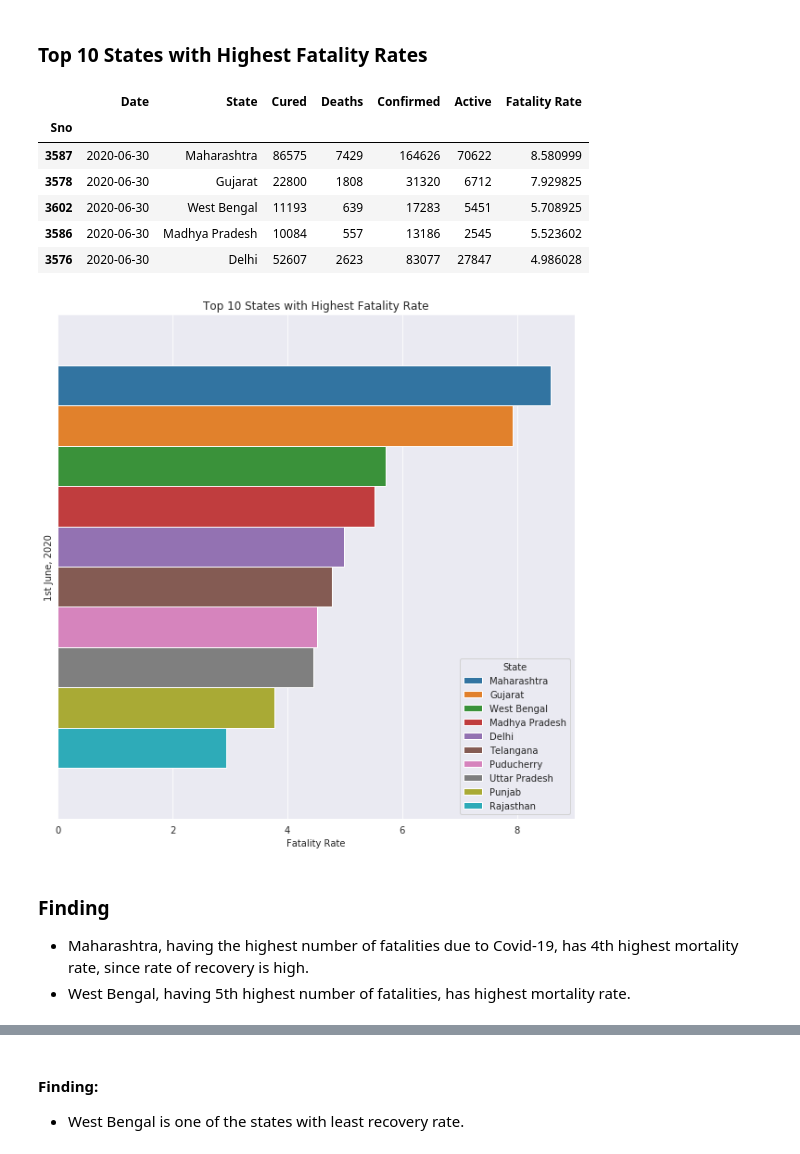
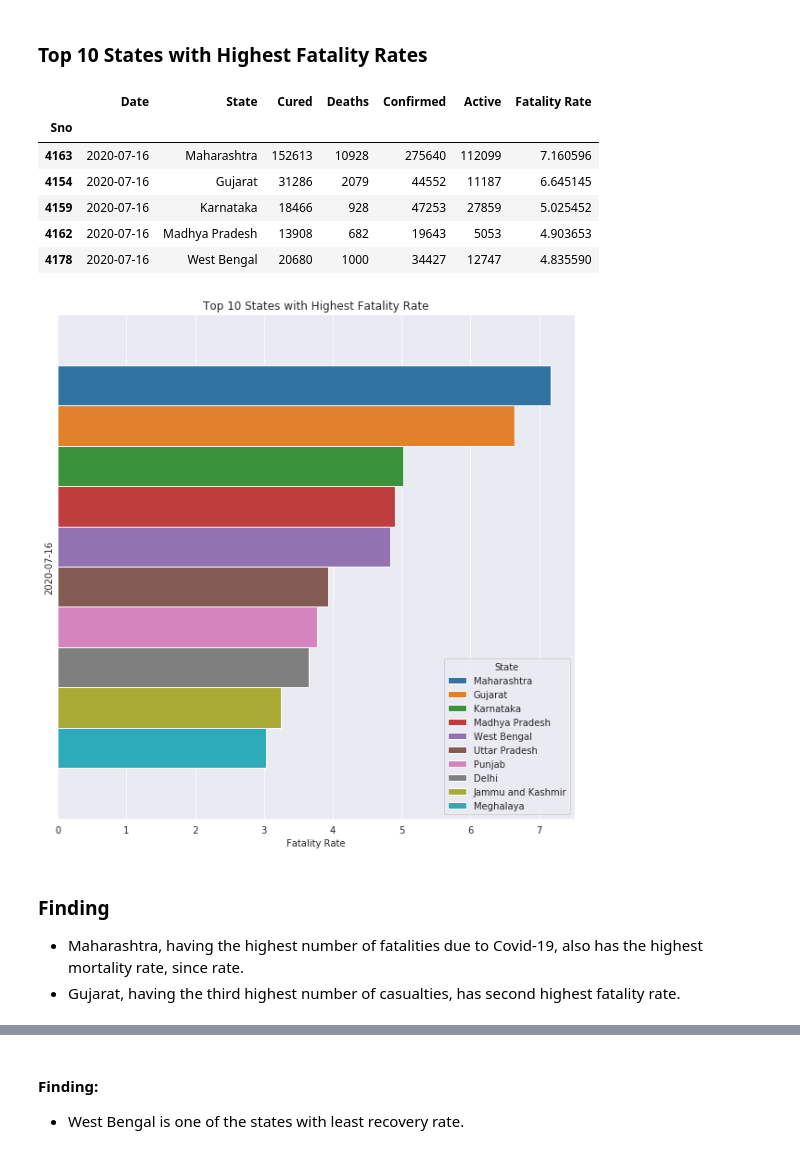
Before and after one commit to akashpshah/Covid19_Analysis, a Jupyter notebook: notebooks/Covid_19_India_Analysis_Part_1.ipynb, the cells around one changed output, grey strips where cells are left out. Saved outputs shown, nothing was run; the diff lists cells and outputs as text; code cells hidden in the pictures.

```diff
--- a/notebooks/Covid_19_India_Analysis_Part_1.ipynb
+++ b/notebooks/Covid_19_India_Analysis_Part_1.ipynb
@@ -24,6 +24,9 @@ pd.set_option('display.max_columns', 30)
 sns.set_style('darkgrid')
 # %%
 plt.rcParams["figure.figsize"] = [10, 10]
+# %%
+# report_date = (datetime.datetime.now().date() - datetime.timedelta(days=1)).strftime('%Y-%m-%d')
+report_date = '2020-07-16'
 # %%
 age_df = pd.read_csv('../data/India/AgeGroupDetails.csv')
 # %%
@@ -163,5 +188,4 @@ covid_df = covid_df[['Date', 'State', 'Cured', 'Deaths', 'Confirmed', 'Active']]
 covid_df.loc[:, "Fatality Rate"] = covid_df['Deaths'] / covid_df['Cured'] * 100
 # %%
 covid_df = covid_df[~(covid_df.State == 'Cases being reassigned to states')]
-yesterday = (datetime.datetime.now().date() - datetime.timedelta(days=1)).strftime('%Y-%m-%d')
-latest_df = covid_df[covid_df.Date == yesterday]
+latest_df = covid_df[covid_df.Date == report_date]
@@ -375,22 +446,22 @@ top_10_states_with_highest_fatality_rate.head()
 # %% [output]
 |  | Date | State | Cured | Deaths | Confirmed | Active | Fatality Rate |
 | Sno |  |  |  |  |  |  |  |
-| 3587 | 2020-06-30 | Maharashtra | 86575 | 7429 | 164626 | 70622 | 8.580999 |
-| 3578 | 2020-06-30 | Gujarat | 22800 | 1808 | 31320 | 6712 | 7.929825 |
-| 3602 | 2020-06-30 | West Bengal | 11193 | 639 | 17283 | 5451 | 5.708925 |
-| 3586 | 2020-06-30 | Madhya Pradesh | 10084 | 557 | 13186 | 2545 | 5.523602 |
-| 3576 | 2020-06-30 | Delhi | 52607 | 2623 | 83077 | 27847 | 4.986028 |
+| 4163 | 2020-07-16 | Maharashtra | 152613 | 10928 | 275640 | 112099 | 7.160596 |
+| 4154 | 2020-07-16 | Gujarat | 31286 | 2079 | 44552 | 11187 | 6.645145 |
+| 4159 | 2020-07-16 | Karnataka | 18466 | 928 | 47253 | 27859 | 5.025452 |
+| 4162 | 2020-07-16 | Madhya Pradesh | 13908 | 682 | 19643 | 5053 | 4.903653 |
+| 4178 | 2020-07-16 | West Bengal | 20680 | 1000 | 34427 | 12747 | 4.835590 |
 # %%
 sns.barplot(y=top_10_states_with_highest_fatality_rate.Date, x=top_10_states_with_highest_fatality_rate['Fatality Rate'], hue=top_10_states_with_highest_fatality_rate.State, orient='h')
 plt.title('Top 10 States with Highest Fatality Rate')
-plt.ylabel('30th June, 2020')
+plt.ylabel(report_date)
 plt.yticks([])
 plt.show()
 # %% [output]
-[figure, old version]
+[figure, new version]
 # %% [markdown]
 ### Finding
 
-- Maharashtra, having the highest number of fatalities due to Covid-19, has 4th highest mortality rate, since rate of recovery is high.
-- West Bengal, having 5th highest number of fatalities, has highest mortality rate.
+- Maharashtra, having the highest number of fatalities due to Covid-19, also has the highest mortality rate, since rate.
+- Gujarat, having the third highest number of casualties, has second highest fatality rate.
 # %%
```
Also changed, not shown: parts of 168 cells of this notebook, 51 other files.
